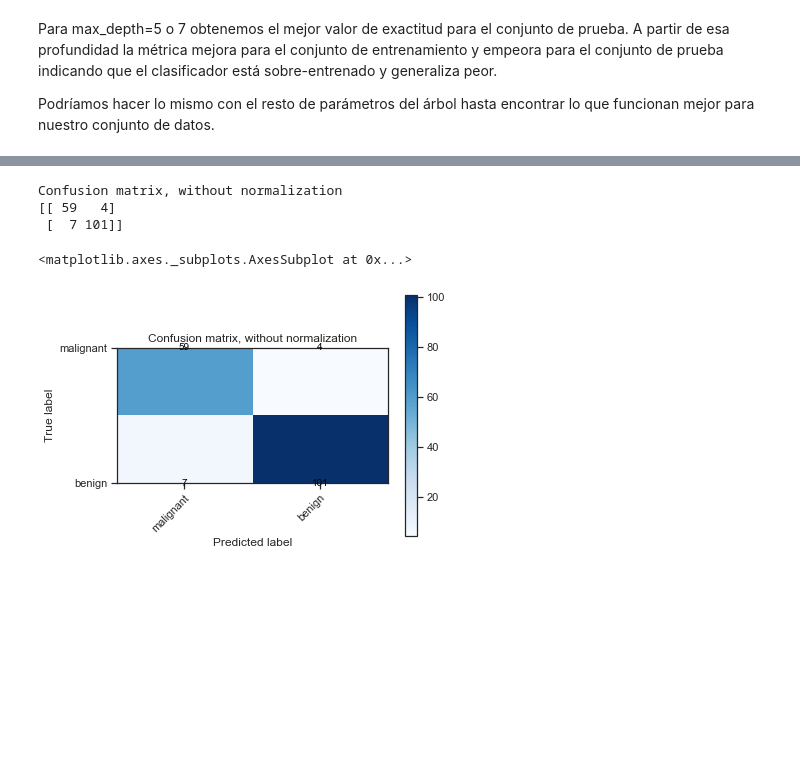
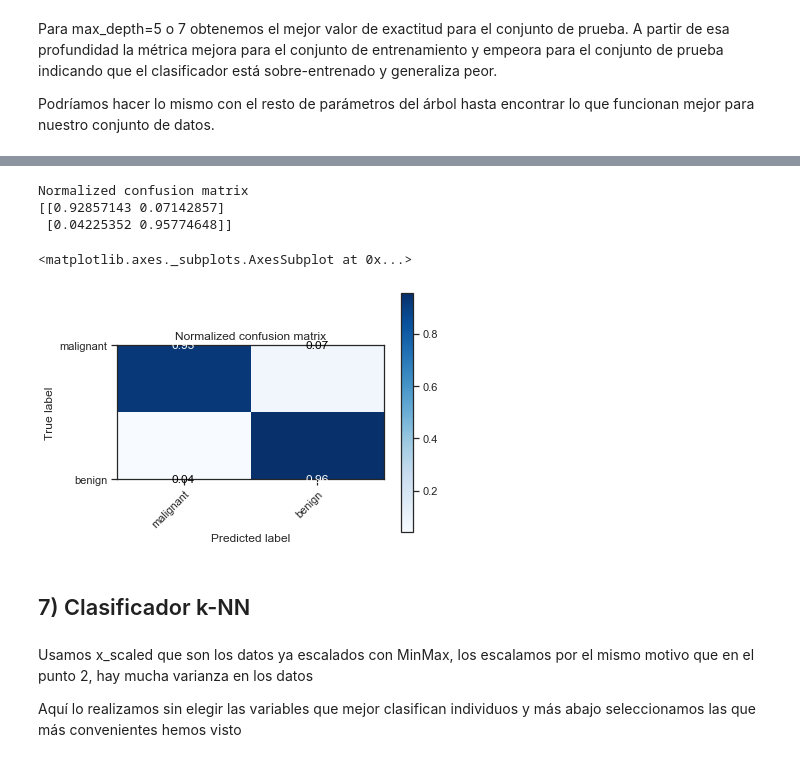
Before and after one commit to Al3xFreeman/IA2, a Jupyter notebook: P1-2-[IA2].ipynb, the cells around one changed output, grey strips where cells are left out. Saved outputs shown, nothing was run; the diff lists cells and outputs as text; code cells hidden in the pictures; blank space fills up the shorter version.

```diff
--- a/P1-2-[IA2].ipynb
+++ b/P1-2-[IA2].ipynb
@@ -95 +99,3 @@ from sklearn import preprocessing
+# %%
+df = df.drop('target', axis=1)
 # %%
@@ -143,6 +124,3 @@ Index(['mean radius', 'mean texture', 'mean perimeter', 'mean area',
 from sklearn.model_selection import train_test_split
 #70% entrenamiento 30% prueba
 X_train, X_test, y_train, y_test = train_test_split(df, bCan.target, test_size=0.3, random_state=0)
-
-clf = DecisionTreeClassifier()
-clf = clf.fit(X_train, y_train)
@@ -227,5 +242,5 @@ ImportError: cannot import name 'plot_confusion_matrix' from 'sklearn.metrics' (
 # %%
-clf_best = DecisionTreeClassifier(criterion="entropy", max_depth=5, min_samples_split=5, random_state=0)
+clf_best = DecisionTreeClassifier(criterion="entropy", max_depth=4, min_samples_split=5, random_state=0)
 clf_best.fit(X_train, y_train)
 y_pred = clf_best.predict(X_test)
 
@@ -249,0 +287,6 @@ y_test, y_pred
+# %%
+clf_over = DecisionTreeClassifier(criterion="entropy", max_depth=2, min_samples_split=5, random_state=0)
+clf_over.fit(X_train, y_train)
+y_pred = clf_over.predict(X_test)
+
+y_test, y_pred
@@ -269,11 +341,11 @@ weighted avg       0.94      0.94      0.94       171
 # %%
-plot_confusion_matrix(y_test, y_pred, bCan.target_names)
+plot_confusion_matrix(y_test, y_pred, bCan.target_names, normalize=True)
 # %% [output]
-Confusion matrix, without normalization
-[[ 59   4]
- [  7 101]]
+Normalized confusion matrix
+[[0.92857143 0.07142857]
+ [0.04225352 0.95774648]]
 <matplotlib.axes._subplots.AxesSubplot at 0x...>
-[figure, old version]
+[figure, new version]
 # %%
 from sklearn.utils.multiclass import unique_labels
 
@@ -331,3 +403,5 @@ def plot_confusion_matrix(y_true, y_pred, classes,
                     color="white" if cm[i, j] > thresh else "black")
     fig.tight_layout()
     return ax
+# %% [markdown]
+## 7) Clasificador k-NN
@@ -333,0 +424,4 @@ def plot_confusion_matrix(y_true, y_pred, classes,
+# %% [markdown]
+Usamos x_scaled que son los datos ya escalados con MinMax, los escalamos por el mismo motivo que en el punto 2, hay mucha varianza en los datos
+
+Aquí lo realizamos sin elegir las variables que mejor clasifican individuos y más abajo seleccionamos las que más convenientes hemos visto
```
Also changed, not shown: parts of 55 cells of this notebook.
